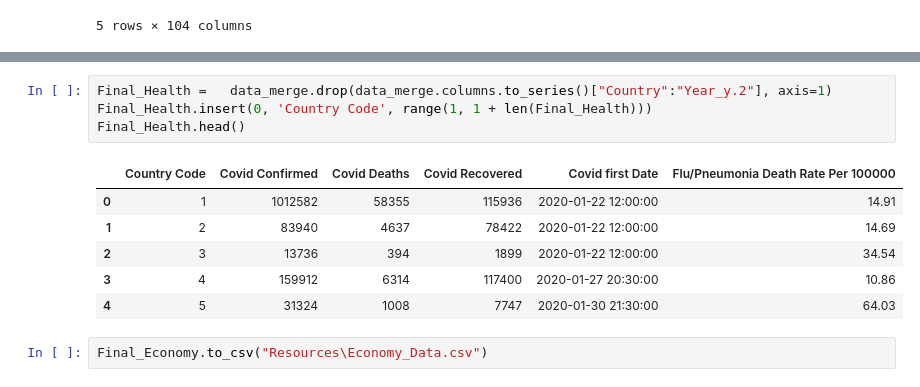
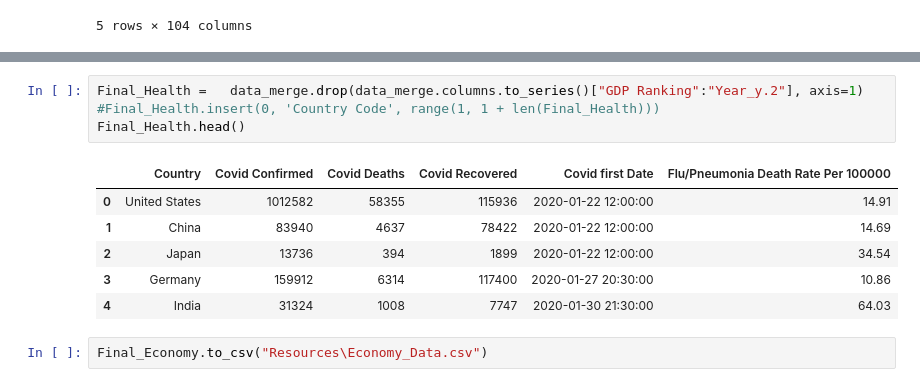
Before and after one commit to benwbarr/ETL-Project, a Jupyter notebook: DataSet1.ipynb, the cells around one changed output, grey strips where cells are left out. Saved outputs shown, nothing was run; the diff lists cells and outputs as text.

Commit message:
Added country name to health and economy df's

```diff
--- a/DataSet1.ipynb
+++ b/DataSet1.ipynb
@@ -288,14 +288,14 @@ Final_Economy.head()
 # %%
-Final_Health =   data_merge.drop(data_merge.columns.to_series()["Country":"Year_y.2"], axis=1)
-Final_Health.insert(0, 'Country Code', range(1, 1 + len(Final_Health)))
+Final_Health =   data_merge.drop(data_merge.columns.to_series()["GDP Ranking":"Year_y.2"], axis=1)
+#Final_Health.insert(0, 'Country Code', range(1, 1 + len(Final_Health)))
 Final_Health.head()
 # %% [output]
-|  | Country Code | Covid Confirmed | Covid Deaths | Covid Recovered | Covid first Date | Flu/Pneumonia Death Rate Per 100000 |
-| 0 | 1 | 1012582 | 58355 | 115936 | 2020-01-22 12:00:00 | 14.91 |
-| 1 | 2 | 83940 | 4637 | 78422 | 2020-01-22 12:00:00 | 14.69 |
-| 2 | 3 | 13736 | 394 | 1899 | 2020-01-22 12:00:00 | 34.54 |
-| 3 | 4 | 159912 | 6314 | 117400 | 2020-01-27 20:30:00 | 10.86 |
-| 4 | 5 | 31324 | 1008 | 7747 | 2020-01-30 21:30:00 | 64.03 |
+|  | Country | Covid Confirmed | Covid Deaths | Covid Recovered | Covid first Date | Flu/Pneumonia Death Rate Per 100000 |
+| 0 | United States | 1012582 | 58355 | 115936 | 2020-01-22 12:00:00 | 14.91 |
+| 1 | China | 83940 | 4637 | 78422 | 2020-01-22 12:00:00 | 14.69 |
+| 2 | Japan | 13736 | 394 | 1899 | 2020-01-22 12:00:00 | 34.54 |
+| 3 | Germany | 159912 | 6314 | 117400 | 2020-01-27 20:30:00 | 10.86 |
+| 4 | India | 31324 | 1008 | 7747 | 2020-01-30 21:30:00 | 64.03 |
 # %%
 Final_Economy.to_csv("Resources\Economy_Data.csv")
 # %%
```
Also changed, not shown: parts of 1 cell of this notebook, 2 other files.
